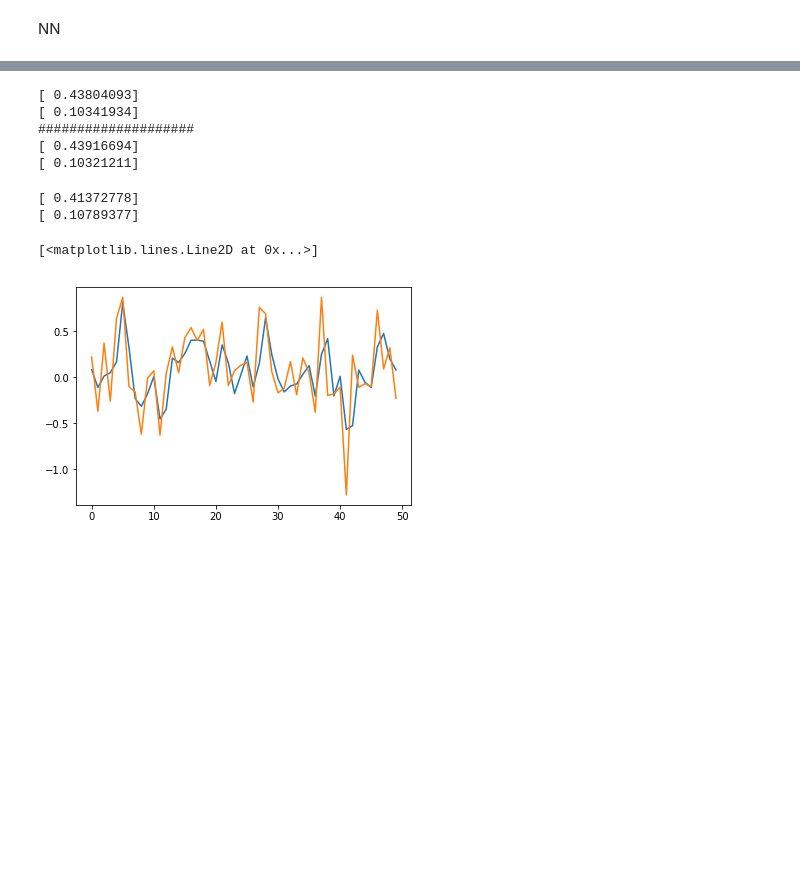
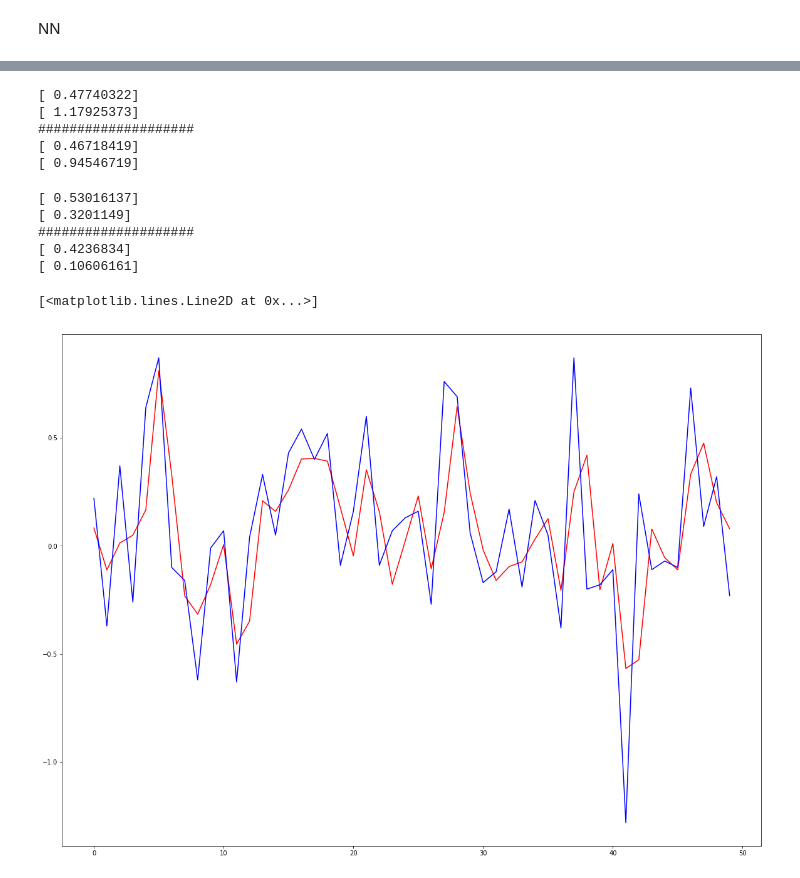
Before and after one commit to positivcheg94/project_bohomol, a Jupyter notebook: project.ipynb, the cells around one changed output, grey strips where cells are left out. Saved outputs shown, nothing was run; the diff lists cells and outputs as text; code cells hidden in the pictures; blank space fills up the shorter version.

```diff
--- a/project.ipynb
+++ b/project.ipynb
@@ -221,4 +198,0 @@ INFO:tensorflow:Loss for final step: 27.3823.
-# %%
-pred = model.predict( input_fn = test_input)
-predictions_arr = np.array([p["predictions"] for p in pred])
-predictions_arr = predictions_arr.reshape((-1))
@@ -242,15 +218,15 @@ plt.plot(y_test_prediction_lin[:40, 0], 'y')
 # %%
-print(r2_score(ytestNN, predictions_arr, multioutput = "raw_values"))
-print(mean_squared_error(ytestNN, predictions_arr, multioutput = "raw_values"))
-print("#"*20)
-print(r2_score(ytestNN, wtf_predictions_arr, multioutput = "raw_values"))
-print(mean_squared_error(ytestNN, wtf_predictions_arr, multioutput = "raw_values"))
+print(r2_score(ytrainNN, dnn_train_predictions_arr, multioutput = "raw_values"))
+print(mean_squared_error(ytrainNN, dnn_train_predictions_arr, multioutput = "raw_values"))
+print('#'*20)
+print(r2_score(ytestNN, dnn_predictions_arr, multioutput = "raw_values"))
+print(mean_squared_error(ytestNN, dnn_predictions_arr, multioutput = "raw_values"))
 # %% [output]
-[ 0.43804093]
-[ 0.10341934]
+[ 0.47740322]
+[ 1.17925373]
 ####################
-[ 0.43916694]
-[ 0.10321211]
+[ 0.46718419]
+[ 0.94546719]
 # %%
 import statsmodels.api as sm
 import statsmodels.formula.api as smf
@@ -258,14 +234,26 @@ import statsmodels.tsa as tsa
 # %%
 rlm_mnodel = sm.RLM( y_train_lin[:,0], X_train_lin , M=sm.robust.norms.AndrewWave())
 rlm_result = rlm_mnodel.fit(conv = 'sresid')
-pred = rlm_result.predict(X_test_lin)
-print(r2_score(y_test_lin[:,0], pred, multioutput = "raw_values"))
-print(mean_squared_error(y_test_lin[:,0], pred, multioutput = "raw_values"))
-plt.plot(pred[:50])
-plt.plot(y_test_lin[:50,0])
+pred_train = rlm_result.predict(X_train_lin)
+pred_test = rlm_result.predict(X_test_lin)
+
+
+print(r2_score(y_train_lin[:,0], pred_train, multioutput = "raw_values"))
+print(mean_squared_error(y_train_lin[:,0], pred_train, multioutput = "raw_values"))
+print('#'*20)
+print(r2_score(y_test_lin[:,0], pred_test, multioutput = "raw_values"))
+print(mean_squared_error(y_test_lin[:,0], pred_test, multioutput = "raw_values"))
 # %% [output]
-[ 0.41372778]
-[ 0.10789377]
+[ 0.53016137]
+[ 0.3201149]
+####################
+[ 0.4236834]
+[ 0.10606161]
-[<matplotlib.lines.Line2D at 0x...>]
-[figure, removed]
+# %%
+plt.subplots(figsize=(20,15))
+plt.plot(pred[:50], 'r')
+plt.plot(y_test_lin[:50,0], 'b')
+# %% [output]
+[<matplotlib.lines.Line2D at 0x...>]
+[figure, added]
 # %%
```
Also changed, not shown: parts of 18 cells of this notebook.
